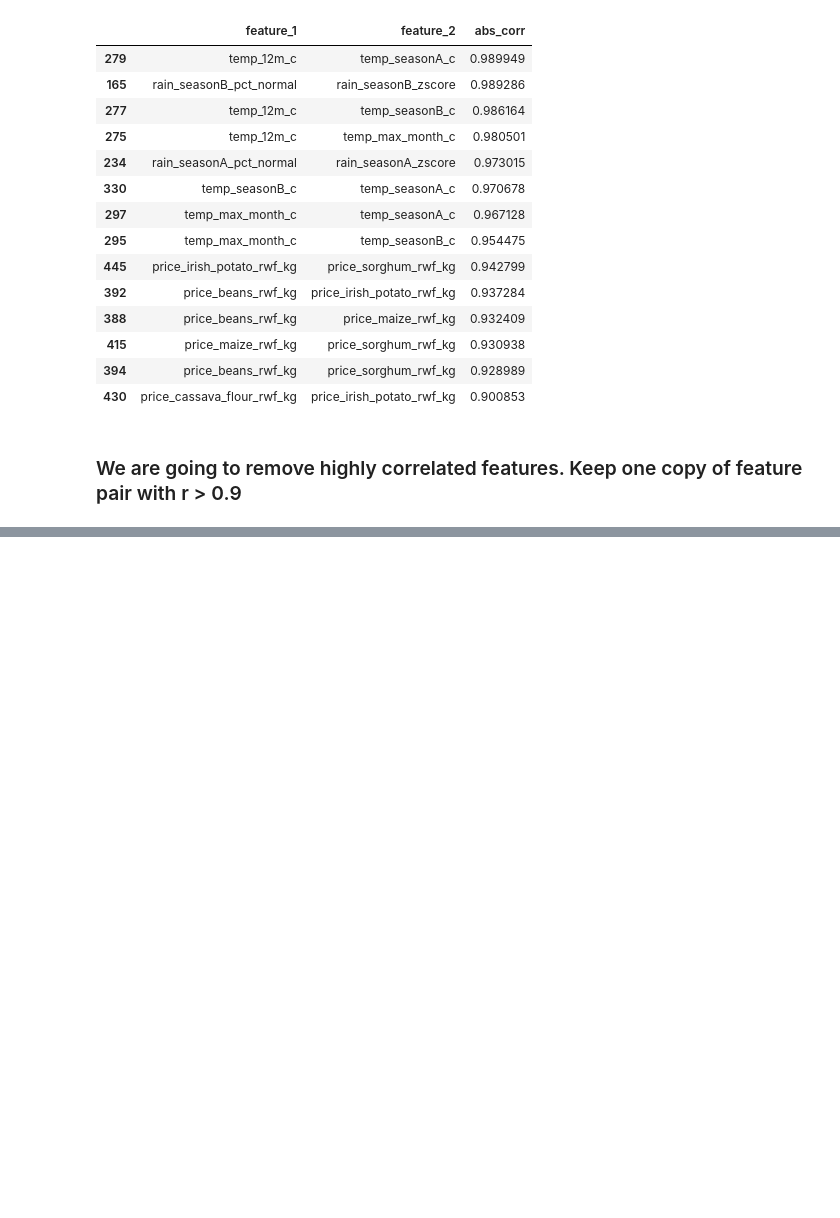
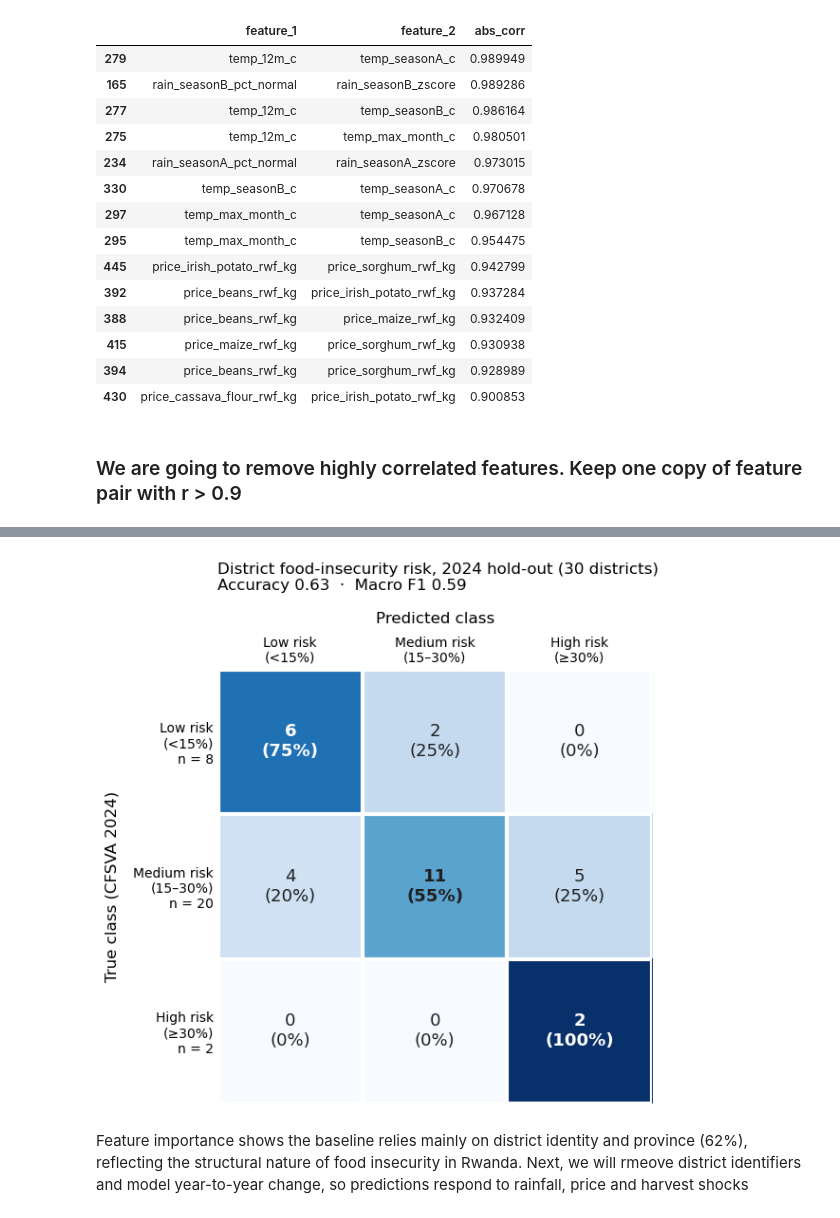
Before and after one commit to BodeMurairi2/food_supply_earlyWarning, a Jupyter notebook: analysis.ipynb, the cells around one changed output, grey strips where cells are left out. Drawn from its saved outputs; the diff is of its cells as text; code cells hidden in the pictures; blank space fills up the shorter version.

Commit message:
feat:train baseline catboost

```diff
--- a/analysis.ipynb
+++ b/analysis.ipynb
@@ -244,0 +284,20 @@ clean_df = clean_df.drop(columns=corr_to_remove)
+# %%
+def pool(df):
+    return Pool(df[features], df[TARGET], cat_features=CAT_FEATURES)
+# %%
+model = CatBoostClassifier(
+    loss_function="MultiClass",
+    eval_metric="TotalF1:average=Macro",
+    iterations=1000,
+    learning_rate=0.02,
+    depth=6,
+    auto_class_weights="SqrtBalanced",
+    early_stopping_rounds=200,
+    random_seed=42,
+    train_dir="catboost_logs",
+    verbose=100,
+)
+# %%
+model.fit(pool(train), eval_set=pool(valid), use_best_model=True)
+
+pred = model.predict(test[features]).ravel()
@@ -244,0 +357,44 @@ clean_df = clean_df.drop(columns=corr_to_remove)
+# %%
+labels = ["low", "medium", "high"]
+names = ["Low risk\n(<15%)", "Medium risk\n(15–30%)", "High risk\n(≥30%)"]
+
+cm = confusion_matrix(test[TARGET], pred, labels=labels)
+row_pct = cm / cm.sum(axis=1, keepdims=True) * 100
+
+fig, ax = plt.subplots(figsize=(7, 6))
+ax.imshow(row_pct, cmap="Blues", vmin=0, vmax=100)
+
+for i in range(len(labels)):
+    for j in range(len(labels)):
+        color = "white" if row_pct[i, j] > 60 else "#1f1f1f"
+        ax.text(j, i, f"{cm[i, j]}\n({row_pct[i, j]:.0f}%)",
+                ha="center", va="center", fontsize=13, color=color,
+                fontweight="bold" if i == j else "normal")
+
+ax.set_xticks(range(3), names, fontsize=10)
+ax.set_yticks(range(3), [f"{n}\nn = {cm[i].sum()}" for i, n in enumerate(names)], fontsize=10)
+ax.set_xlabel("Predicted class", fontsize=12, labelpad=10)
+ax.set_ylabel("True class (CFSVA 2024)", fontsize=12, labelpad=10)
+ax.xaxis.set_label_position("top")
+ax.xaxis.tick_top()
+
+acc = accuracy_score(test[TARGET], pred)
+f1 = f1_score(test[TARGET], pred, average="macro")
+ax.set_title(f"District food-insecurity risk, 2024 hold-out (30 districts)\n"
+             f"Accuracy {acc:.2f}  ·  Macro F1 {f1:.2f}",
+             fontsize=12, pad=16, loc="left")
+
+for spine in ax.spines.values():
+    spine.set_visible(False)
+ax.set_xticks(np.arange(-0.5, 3), minor=True)
+ax.set_yticks(np.arange(-0.5, 3), minor=True)
+ax.grid(which="minor", color="white", linewidth=3)
+ax.tick_params(which="both", length=0)
+
+plt.tight_layout()
+plt.savefig("confusion_matrix_2024.png", dpi=200, bbox_inches="tight")
+plt.show()
+# %% [output]
+[figure, added]
+# %% [markdown]
+Feature importance shows the baseline relies mainly on district identity and province (62%), reflecting the structural nature of food insecurity in Rwanda. Next, we will rmeove district identifiers and model year-to-year change, so predictions respond to rainfall, price and harvest shocks
```
Also changed, not shown: parts of 13 cells of this notebook, 8 other files.
